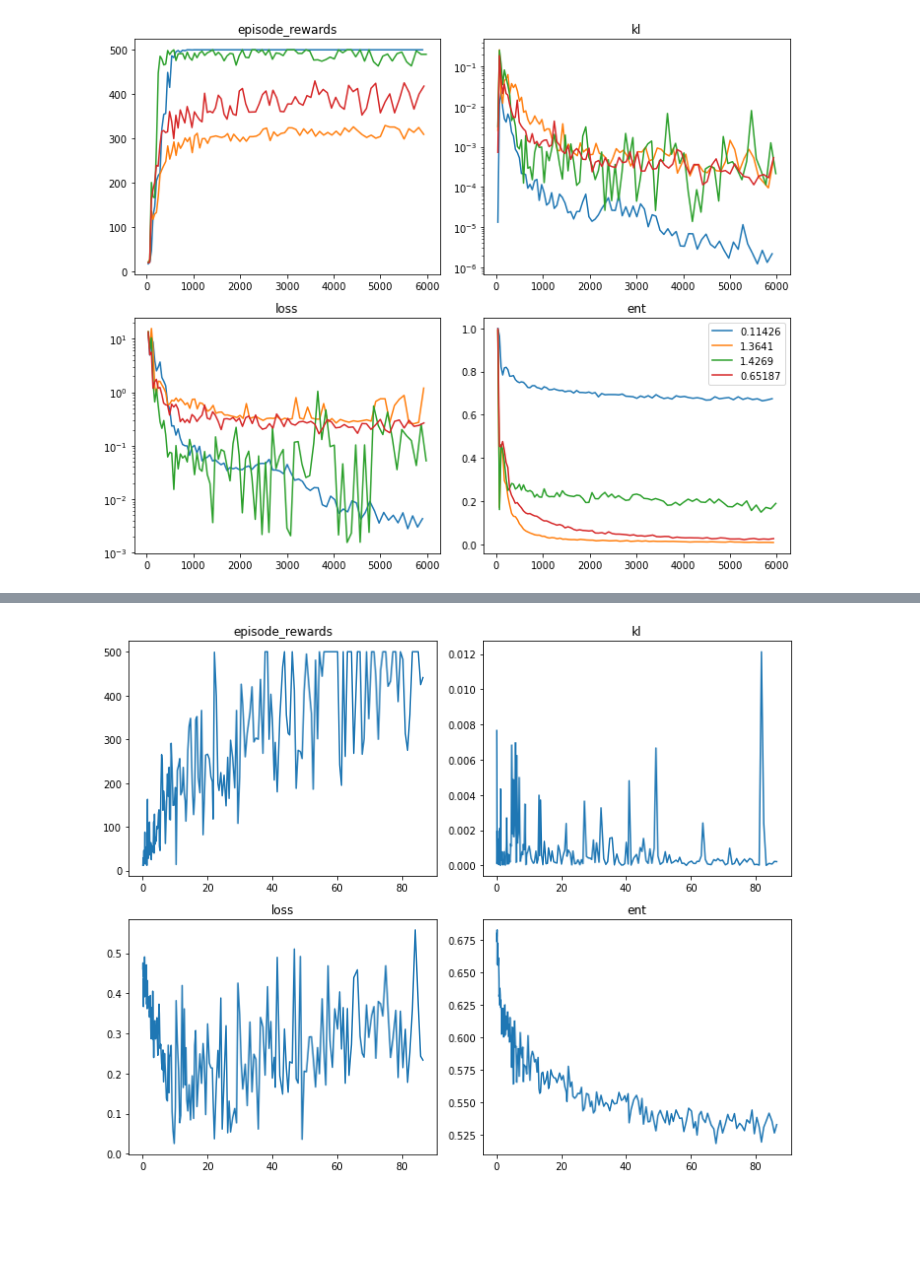
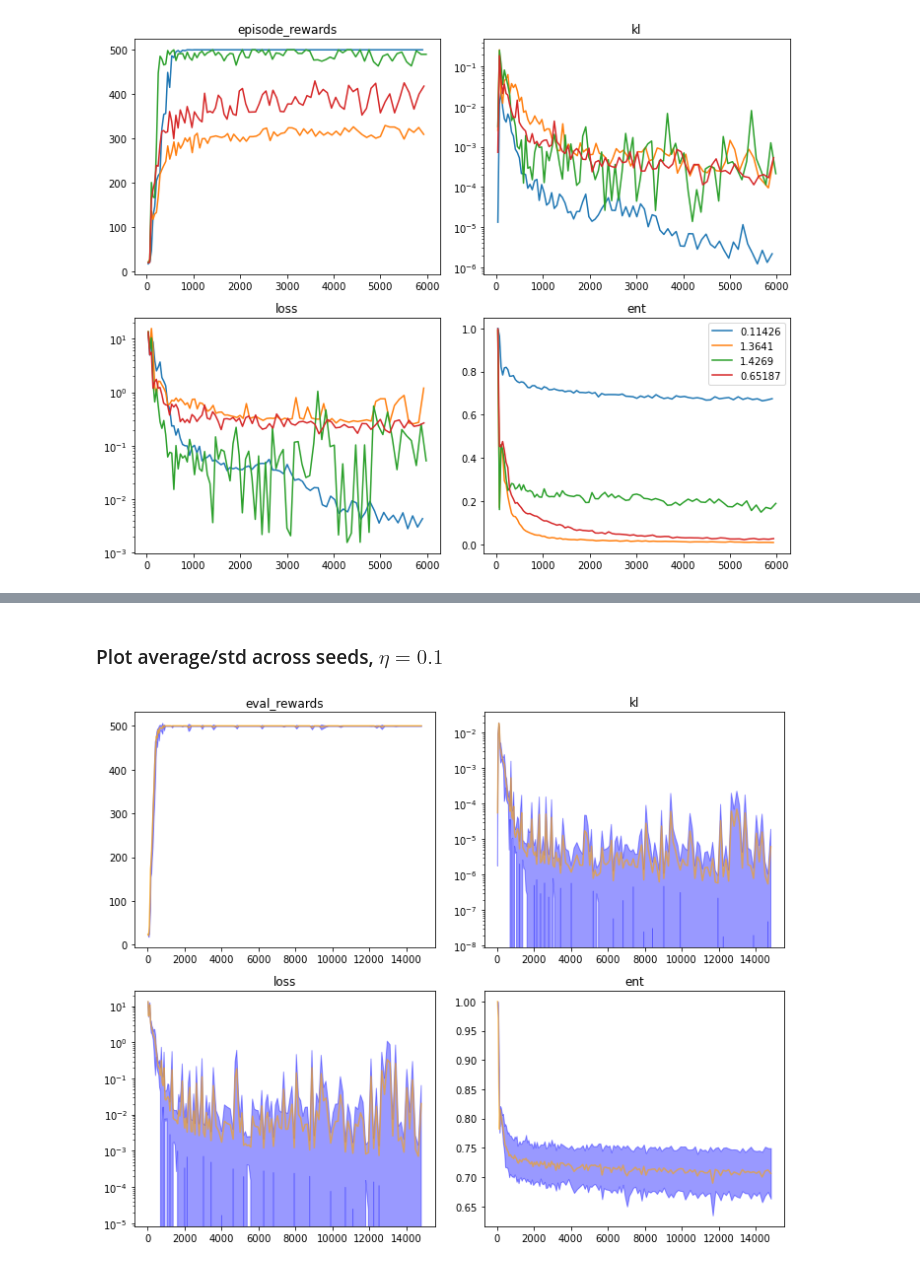
Before and after one commit to riccardodv/MirrorRL, a Jupyter notebook: analyse.ipynb, the cells around one changed output, grey strips where cells are left out. Saved outputs shown, nothing was run; the diff lists cells and outputs as text; code cells hidden in the pictures; blank space fills up the shorter version.

```diff
--- a/analyse.ipynb
+++ b/analyse.ipynb
@@ -8,7 +8,3 @@ os.getcwd()
 '/home/riccardo/WORK-RESEARCH/MirrorRL'
 # %% [markdown]
 # MirrorRL
-# %%
-path = "ray_results/run_2022-05-13_17-28-00/"
-df = pd.read_csv(path+"run_4626c_00000_0_batch_size=64,eta=0.12036,gamma=0.99,lr_model=0.001,max_replay_memory_size=10000,min_grad_steps_per_iter=10000,n_2022-05-13_17-28-01/progress.csv")
-df.plot(x="time_total_s", y="average_reward")
@@ -37,27 +48,0 @@ plot(path,6000)
-# %%
-def plot_all(path, limsup = None):
-    all_folders = [f for f in os.listdir(path) if os.path.isdir(os.path.join(path, f))]
-    fig, axs = plt.subplots(2, 2, figsize=(10,8))
-    for f in all_folders:
-        df = pd.read_csv(path+f+"/progress.csv")
-        if limsup != None:
-            df = df[df["time_total_s"]<limsup]
-        # extract eta
-        labels = f.split(",")
-        eta = labels[1][4:]
-        #
-        axs[0, 0].plot(df["time_total_s"], df["average_reward"], label=eta)
-        axs[0, 0].set_title("episode_rewards")
-        axs[1, 0].plot(df["time_total_s"], df["q_error_train"], label=eta)
-        axs[1, 0].set_title("loss")
-        axs[1, 0].set_yscale('log')
-        axs[0, 1].plot(df["time_total_s"], df["kl"], label=eta)
-        axs[0, 1].set_title("kl")
-        axs[0, 1].set_yscale('log')
-        axs[1, 1].plot(df["time_total_s"], df["entropy"], label=eta)
-        axs[1, 1].set_title("ent")
-    plt.legend()
-    fig.tight_layout()
-
-path = "ray_results/run_2022-05-13_17-28-00/"
-plot_all(path,6000)
@@ -100,13 +104,7 @@ df
-# %%
-fig, axs = plt.subplots(2, 2, figsize=(10,8))
-axs[0, 0].plot(df["dw_time_elapsed"], df["episode_rewards"])
-axs[0, 0].set_title("episode_rewards")
-axs[1, 0].plot(df["dw_time_elapsed"], df["loss"])
-axs[1, 0].set_title("loss")
-axs[0, 1].plot(df["dw_time_elapsed"], df["kl"])
-axs[0, 1].set_title("kl")
-axs[1, 1].plot(df["dw_time_elapsed"], df["ent"])
-axs[1, 1].set_title("ent")
-fig.tight_layout()
-# %% [output]
-[figure, removed]
+# %% [markdown]
+### Plot average/std across seeds, $\eta=0.1$
+# %%
+path = "ray_results/run_2022-05-19_14-13-03/"
+plot_all_av_std(path,None)
+# %% [output]
+[figure, added]
```
Also changed, not shown: parts of 12 cells of this notebook, 5 other files.
